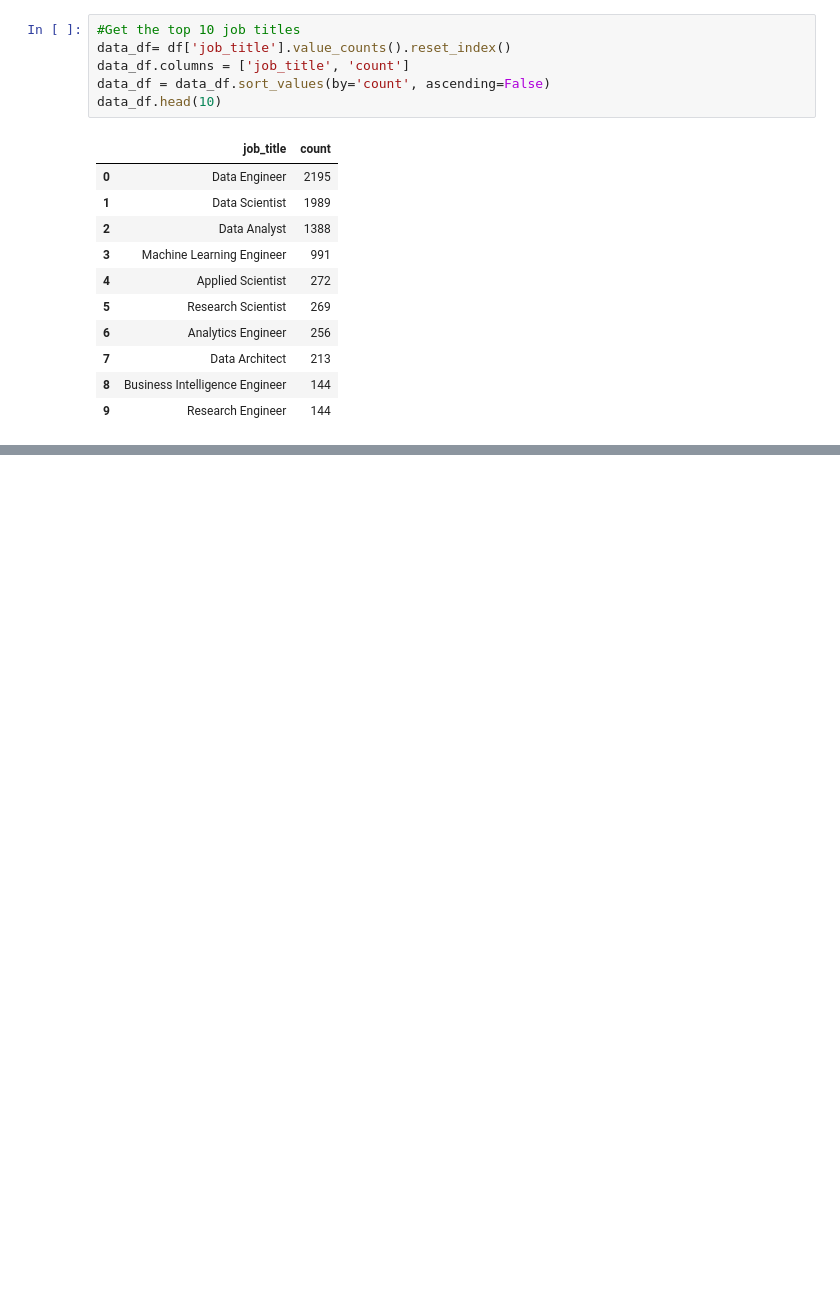
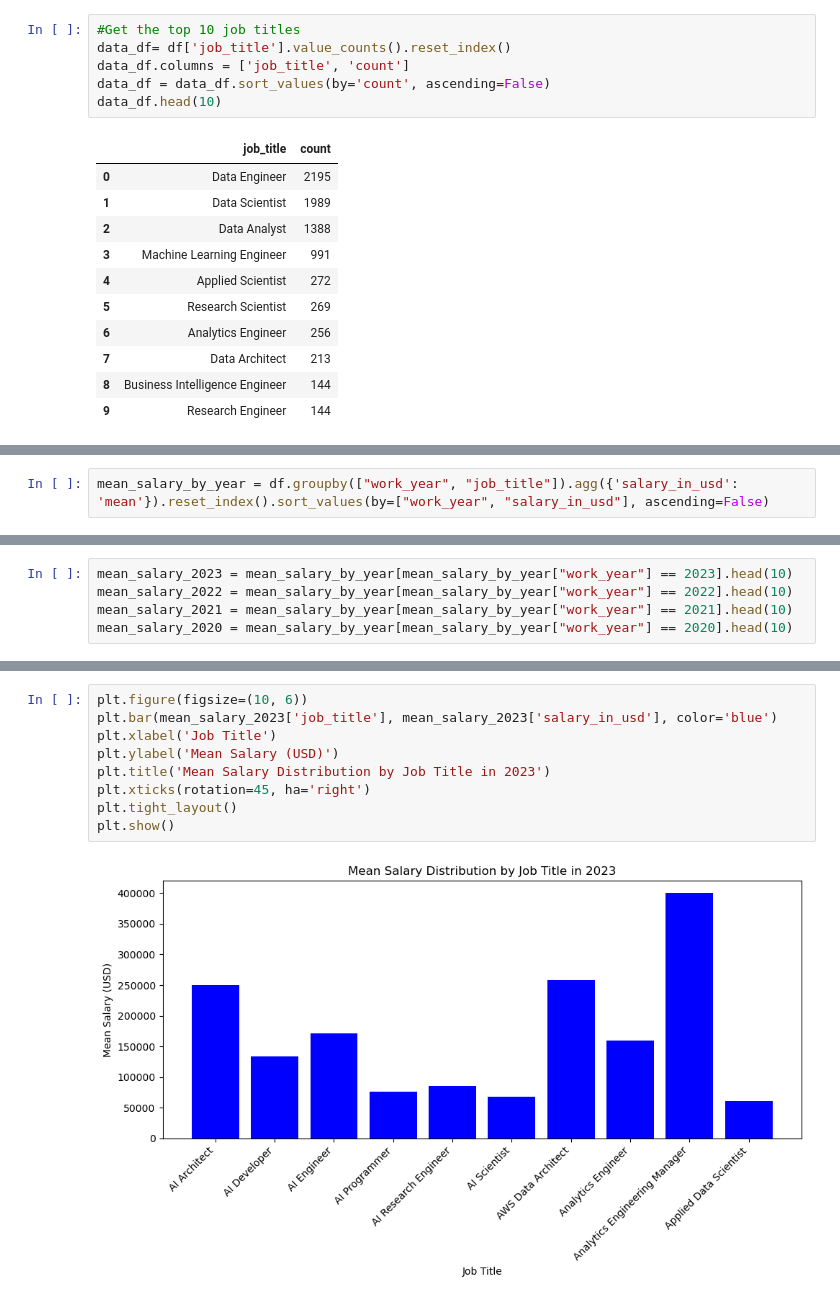
Before and after one commit to chonyeagoro/Project_-1, a Jupyter notebook: Jobs_salaries.ipynb, the cells around one changed output, grey strips where cells are left out. Cells and saved outputs as stored; diff of their text form; blank space fills up the shorter version.

```diff
--- a/Jobs_salaries.ipynb
+++ b/Jobs_salaries.ipynb
@@ -356,0 +183,2 @@ plt.show()
+# %%
+mean_salary_by_year = df.groupby(["work_year", "job_title"]).agg({'salary_in_usd': 'mean'}).reset_index().sort_values(by=["work_year", "salary_in_usd"], ascending=False)
@@ -356,0 +187,5 @@ plt.show()
+# %%
+mean_salary_2023 = mean_salary_by_year[mean_salary_by_year["work_year"] == 2023].head(10)
+mean_salary_2022 = mean_salary_by_year[mean_salary_by_year["work_year"] == 2022].head(10)
+mean_salary_2021 = mean_salary_by_year[mean_salary_by_year["work_year"] == 2021].head(10)
+mean_salary_2020 = mean_salary_by_year[mean_salary_by_year["work_year"] == 2020].head(10)
@@ -356,0 +206,11 @@ plt.show()
+# %%
+plt.figure(figsize=(10, 6))
+plt.bar(mean_salary_2023['job_title'], mean_salary_2023['salary_in_usd'], color='blue')
+plt.xlabel('Job Title')
+plt.ylabel('Mean Salary (USD)')
+plt.title('Mean Salary Distribution by Job Title in 2023')
+plt.xticks(rotation=45, ha='right')
+plt.tight_layout()
+plt.show()
+# %% [output]
+[figure, added]
```
Also changed, not shown: parts of 55 cells of this notebook.
